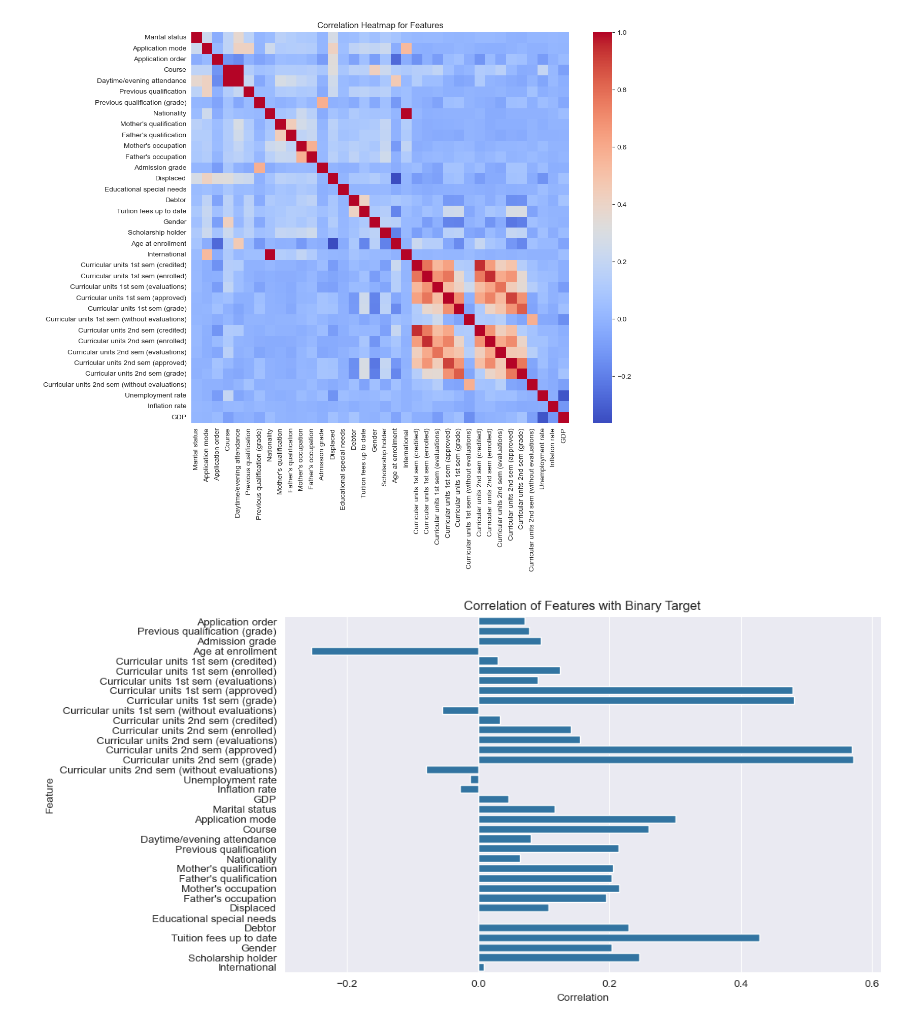
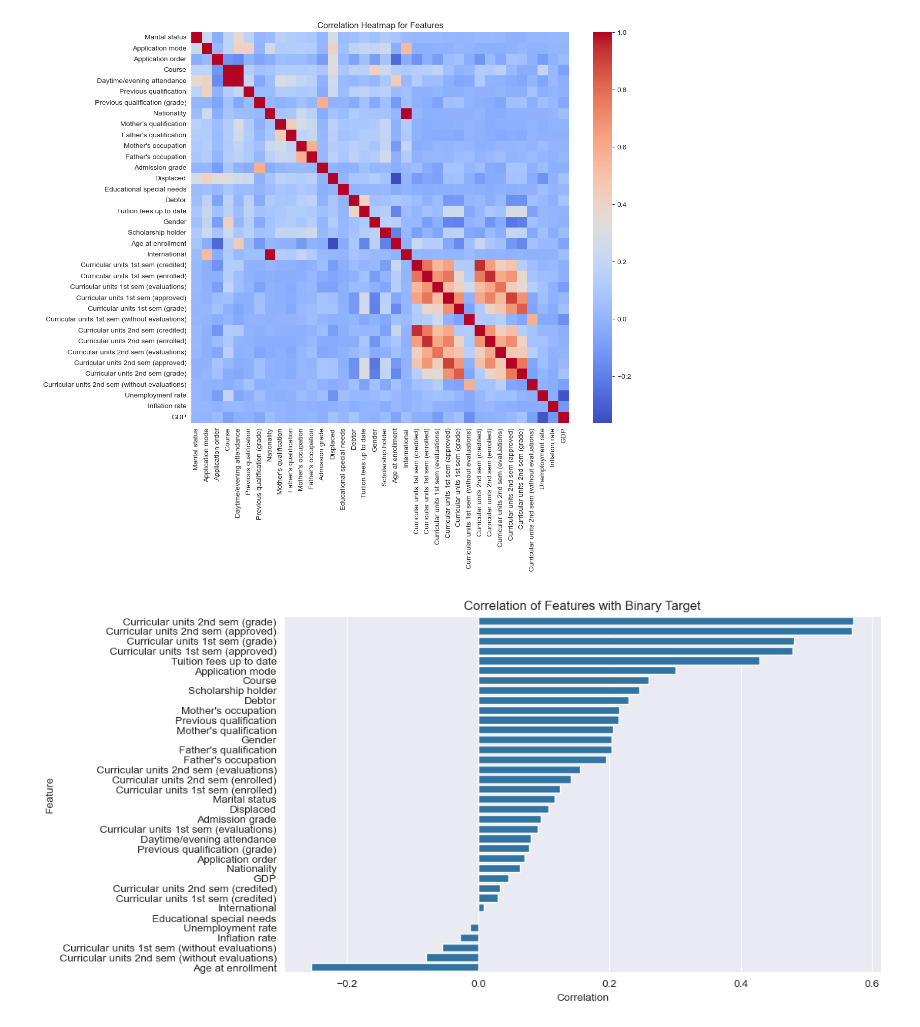
Before and after one commit to jnqian99/academic-performance, a Jupyter notebook: notebooks/2_eda.ipynb, the cells around one changed output. Drawn from its saved outputs; the diff is of its cells as text; code cells hidden in the pictures.

Commit message:
sorted correlation and displayed diagram

```diff
--- a/notebooks/2_eda.ipynb
+++ b/notebooks/2_eda.ipynb
@@ -489,32 +489,35 @@ plt.show()
 # %%
 # Correlation of Features with Binary Target
 
 # Map the target to binary
 target_mapping = {'Dropout': 0, 'Graduate': 1, 'Enrolled': 1}
 data['Target_binary'] = data['Target'].map(target_mapping)
 
 # Calculate correlation with numerical features
 numerical_corr = {}
 for col in numerical_cols:
     corr, _ = pointbiserialr(data['Target_binary'], data[col])
     numerical_corr[col] = corr
 
 # Calculate correlation with categorical features
 categorical_corr = {}
 for col in col_without_target:
     contingency_table = pd.crosstab(data['Target_binary'], data[col])
     categorical_corr[col] = cramers_v(contingency_table)
 
 # Combine numerical and categorical correlations into a single dictionary
 all_correlations = {**numerical_corr, **categorical_corr}
 
 # Convert to DataFrame
 corr_df = pd.DataFrame(list(all_correlations.items()), columns=['Feature', 'Correlation'])
 
+# Sort in descending order
+corr_df_sorted = corr_df.sort_values(by='Correlation', ascending=False)
+
 # Plot the correlation using a barplot
 plt.figure(figsize=(10, 6))
-sns.barplot(x='Correlation', y='Feature', data=corr_df)
+sns.barplot(x='Correlation', y='Feature', data=corr_df_sorted)
 plt.title("Correlation of Features with Binary Target")
 plt.show()
 # %% [output]
-[figure, old version]
+[figure, new version]
```
Also changed, not shown: parts of 1 cell of this notebook, 1 other file.
